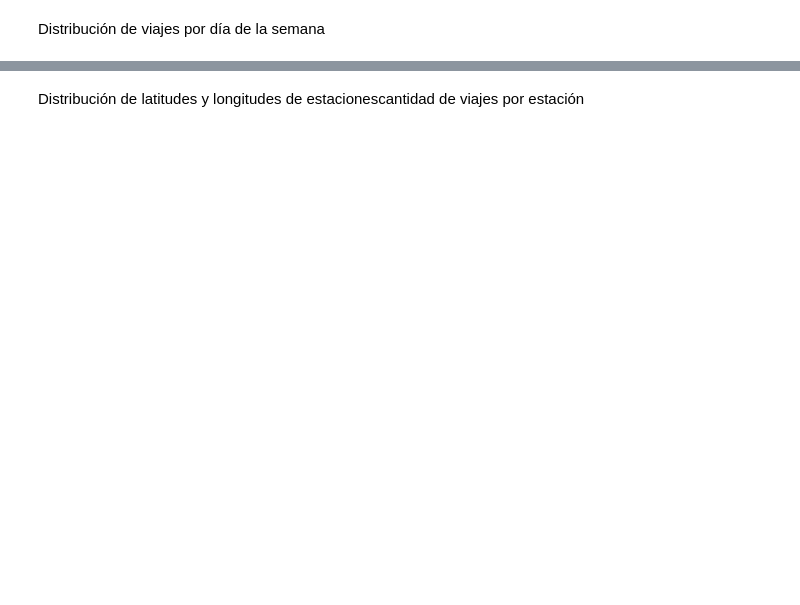
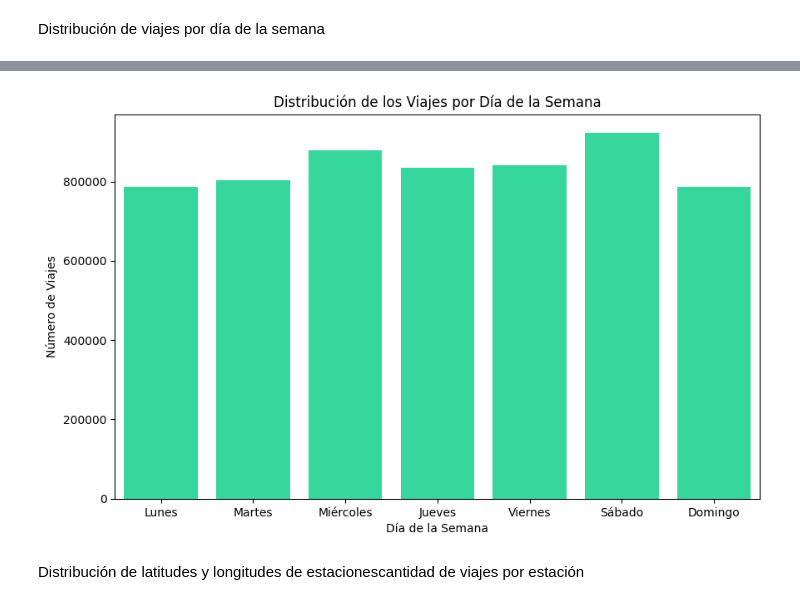
Before and after one commit to VivianaEVV/Caso-pr-ctico-Curso-An-lisis-de-Datos-de-Google-Specialization, a Jupyter notebook: Caso_Practico_Cyclistic.ipynb, the cells around one changed output, grey strips where cells are left out. Cells and saved outputs as stored; diff of their text form; code cells hidden in the pictures; blank space fills up the shorter version.

```diff
--- a/Caso_Practico_Cyclistic.ipynb
+++ b/Caso_Practico_Cyclistic.ipynb
@@ -186,16 +187,32 @@ df_analisis['inicio_viaje'] = pd.to_datetime(df_analisis['inicio_viaje'], errors
 # Crear la columna 'dia_semana' que contiene el nombre del día
 df_analisis['dia_semana'] = df_analisis['inicio_viaje'].dt.day_name()
 
+# Traducir los días de la semana a español
+dias_espanyol = {
+    'Monday': 'Lunes',
+    'Tuesday': 'Martes',
+    'Wednesday': 'Miércoles',
+    'Thursday': 'Jueves',
+    'Friday': 'Viernes',
+    'Saturday': 'Sábado',
+    'Sunday': 'Domingo'
+}
+
+df_analisis['dia_semana'] = df_analisis['dia_semana'].map(dias_espanyol)
+
 # Verificar que la columna se ha creado correctamente
 print(df_analisis[['inicio_viaje', 'dia_semana']].head())
 
-# Convertir 'dia_semana' en una categoría con el orden correcto
-df_analisis['dia_semana'] = pd.Categorical(df_analisis['dia_semana'], categories=['Monday', 'Tuesday', 'Wednesday', 'Thursday', 'Friday', 'Saturday', 'Sunday'], ordered=True)
+# Convertir 'dia_semana' en una categoría con el orden correcto en español
+df_analisis['dia_semana'] = pd.Categorical(df_analisis['dia_semana'],
+                                             categories=['Lunes', 'Martes', 'Miércoles', 'Jueves', 'Viernes', 'Sábado', 'Domingo'],
+                                             ordered=True)
 
 # Diagrama de barras de los viajes por día de la semana
 plt.figure(figsize=(10, 6))
-sns.countplot(data=df_analisis, x='dia_semana')
+sns.countplot(data=df_analisis, x='dia_semana', color='#1cf1a4')
 plt.title('Distribución de los Viajes por Día de la Semana')
 plt.xlabel('Día de la Semana')
 plt.ylabel('Número de Viajes')
 plt.show()
+# %% [output]
@@ -202,3 +225,4 @@ plt.show()
+[figure, added]
 # %% [markdown]
 Distribución de latitudes y longitudes de estacionescantidad de viajes por estación
 # %%
```
Also changed, not shown: parts of 8 cells of this notebook.
